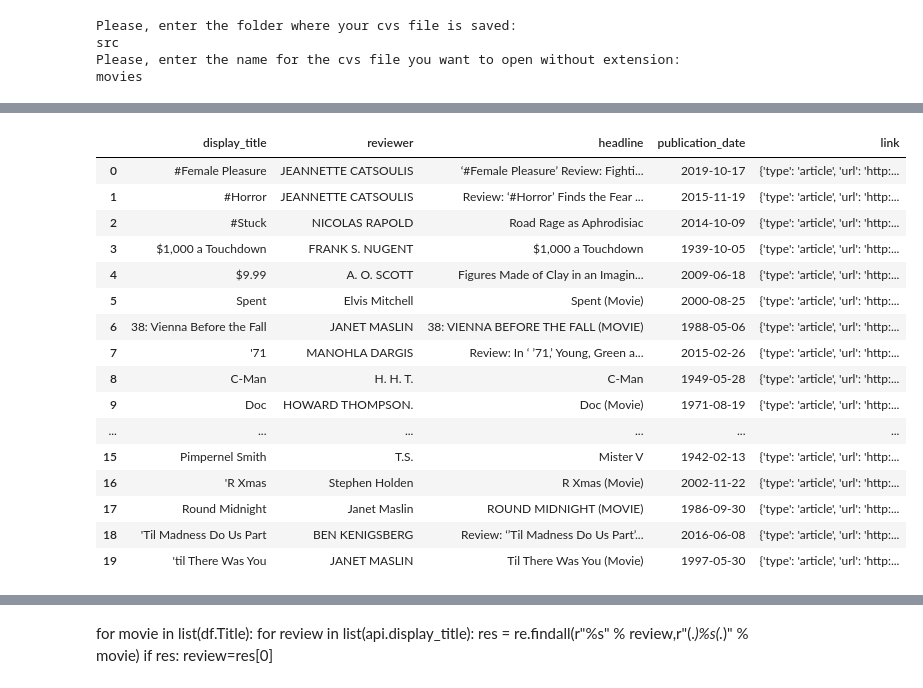
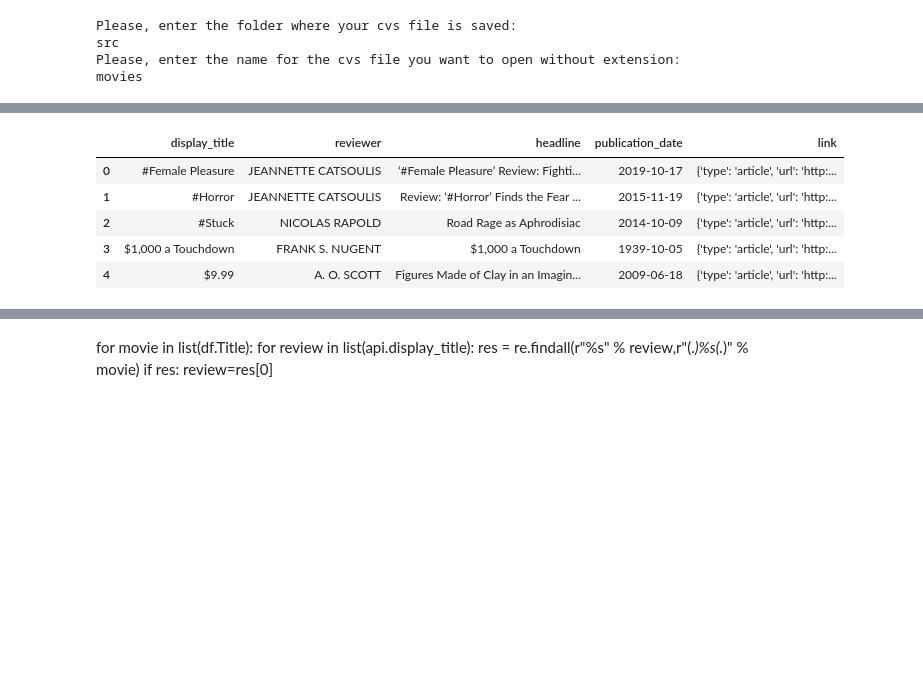
Before and after one commit to silviaherf/apis-project, a Jupyter notebook: zz_trash/API_movies.ipynb, the cells around one changed output, grey strips where cells are left out. Drawn from its saved outputs; the diff is of its cells as text; code cells hidden in the pictures; blank space fills up the shorter version.

```diff
--- a/src/API_movies.ipynb
+++ b/zz_trash/API_movies.ipynb
@@ -89,22 +97,11 @@ reviews.head()
 reviews=clean.drop_columns(reviews,['critics_pick','mpaa_rating','summary_short','opening_date','date_updated','multimedia'])
 # %%
 reviews=reviews.rename(columns={"byline": "reviewer"})
-reviews
+reviews.head()
 # %% [output]
 |  | display_title | reviewer | headline | publication_date | link |
 | 0 | #Female Pleasure | JEANNETTE CATSOULIS | ‘#Female Pleasure’ Review: Fighti... | 2019-10-17 | {'type': 'article', 'url': 'http:... |
 | 1 | #Horror | JEANNETTE CATSOULIS | Review: ‘#Horror’ Finds the Fear ... | 2015-11-19 | {'type': 'article', 'url': 'http:... |
 | 2 | #Stuck | NICOLAS RAPOLD | Road Rage as Aphrodisiac | 2014-10-09 | {'type': 'article', 'url': 'http:... |
 | 3 | $1,000 a Touchdown | FRANK S. NUGENT | $1,000 a Touchdown | 1939-10-05 | {'type': 'article', 'url': 'http:... |
 | 4 | $9.99 | A. O. SCOTT | Figures Made of Clay in an Imagin... | 2009-06-18 | {'type': 'article', 'url': 'http:... |
-| 5 | Spent | Elvis Mitchell | Spent (Movie) | 2000-08-25 | {'type': 'article', 'url': 'http:... |
-| 6 | 38: Vienna Before the Fall | JANET MASLIN | 38: VIENNA BEFORE THE FALL (MOVIE) | 1988-05-06 | {'type': 'article', 'url': 'http:... |
-| 7 | '71 | MANOHLA DARGIS | Review: In ‘ ’71,’ Young, Green a... | 2015-02-26 | {'type': 'article', 'url': 'http:... |
-| 8 | C-Man | H. H. T. | C-Man | 1949-05-28 | {'type': 'article', 'url': 'http:... |
-| 9 | Doc | HOWARD THOMPSON. | Doc (Movie) | 1971-08-19 | {'type': 'article', 'url': 'http:... |
-| ... | ... | ... | ... | ... | ... |
-| 15 | Pimpernel Smith | T.S. | Mister V | 1942-02-13 | {'type': 'article', 'url': 'http:... |
-| 16 | 'R Xmas | Stephen Holden | R Xmas (Movie) | 2002-11-22 | {'type': 'article', 'url': 'http:... |
-| 17 | Round Midnight | Janet Maslin | ROUND MIDNIGHT (MOVIE) | 1986-09-30 | {'type': 'article', 'url': 'http:... |
-| 18 | 'Til Madness Do Us Part | BEN KENIGSBERG | Review: ‘’Til Madness Do Us Part’... | 2016-06-08 | {'type': 'article', 'url': 'http:... |
-| 19 | 'til There Was You | JANET MASLIN | Til There Was You (Movie) | 1997-05-30 | {'type': 'article', 'url': 'http:... |
```
Also changed, not shown: parts of 13 cells of this notebook, 1 other file.
